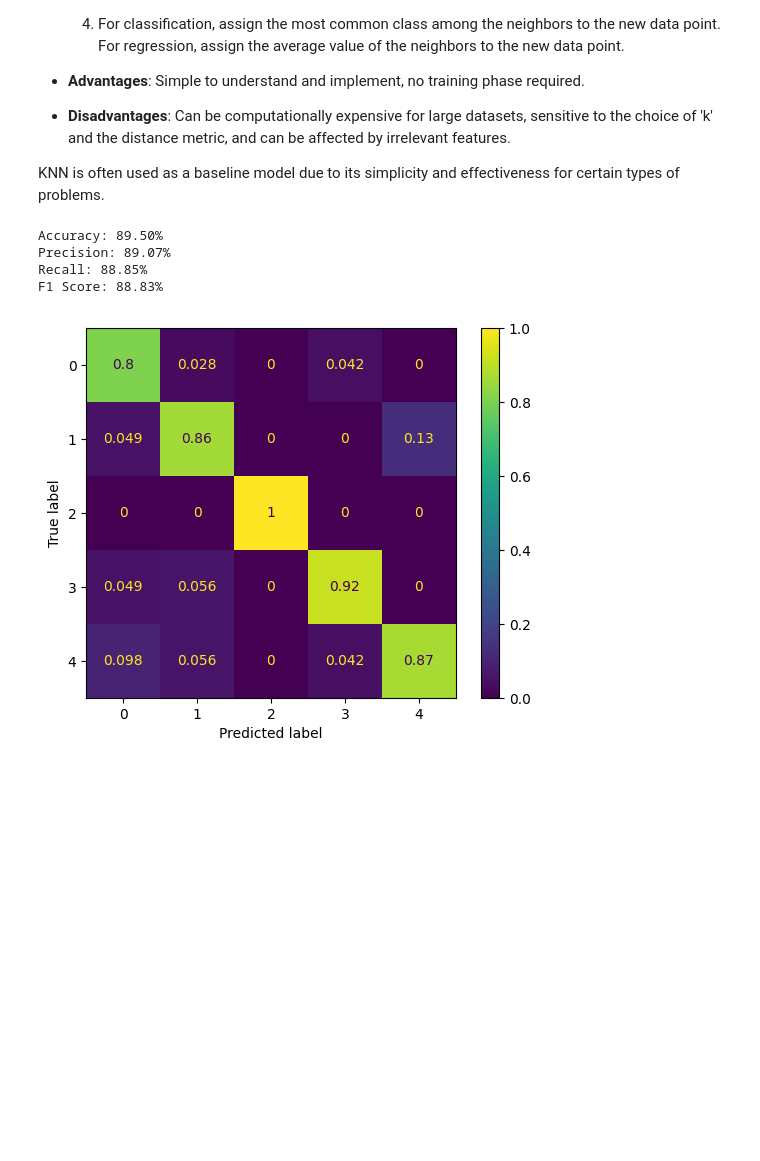
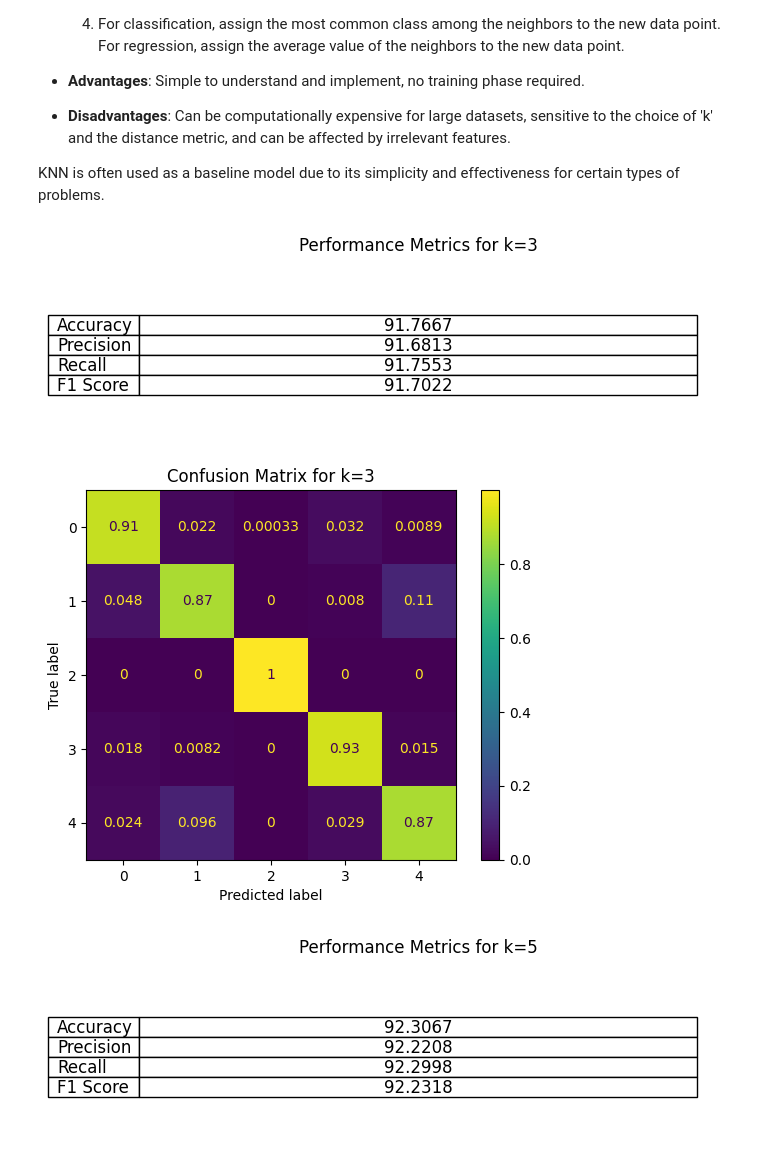
Before and after one commit to Yusufpek/BBM409, a Jupyter notebook: assignment1.ipynb, the cells around one changed output. Cells and saved outputs as stored; diff of their text form; code cells hidden in the pictures; blank space fills up the shorter version.

Commit message:
Add data preprocessing steps and visualization for KNN analysis

```diff
--- a/assignment1.ipynb
+++ b/assignment1.ipynb
@@ -16,8 +19,8 @@ Get data and split it for train and test.
 df = pd.read_csv('part_i.csv')
 
 # Assuming the last column is the target variable and the rest are features
-x = df.iloc[:1000, :-1].values
-y = df.iloc[:1000, -1].values
+x = df.iloc[:, :-1].values
+y = df.iloc[:, -1].values
 
 # Split the data into training and testing sets
 X_train, X_test, y_train, y_test = train_test_split(x, y, test_size=0.2, random_state=42)
@@ -37,34 +40,56 @@ X_train, X_test, y_train, y_test = train_test_split(x, y, test_size=0.2, random_
 
 KNN is often used as a baseline model due to its simplicity and effectiveness for certain types of problems.
 # %%
-# Create a KNN classifier with k=3
-knn = KNeighborsClassifier(n_neighbors=3)
+def knn_classifier(k):
+    # Create a pipeline with an imputer and the kNN classifier
+    pipeline = Pipeline([
+        ('imputer', SimpleImputer(strategy='mean')),
+        ('knn', KNeighborsClassifier(n_neighbors=k))
+    ])
 
-# Train the classifier
-knn.fit(X_train, y_train)
+    # Train the classifier
+    pipeline.fit(X_train, y_train)
 
-# Make predictions
-y_pred = knn.predict(X_test)
+    # Make predictions
+    y_pred = pipeline.predict(X_test)
 
-# Calculate metrics
-accuracy = accuracy_score(y_test, y_pred, normalize=True)
-precision = precision_score(y_test, y_pred, average='macro')
-recall = recall_score(y_test, y_pred, average='macro')
-f1_score_value = f1_score(y_test, y_pred, average='macro')
-print("Accuracy: {:.2f}%".format(accuracy*100))
-print("Precision: {:.2f}%".format(precision*100))
-print("Recall: {:.2f}%".format(recall*100))
-print("F1 Score: {:.2f}%".format(f1_score_value*100))
-# Confusion matrix
-matrix = confusion_matrix(y_test, y_pred, normalize="pred")
-disp = ConfusionMatrixDisplay(confusion_matrix=matrix)
-# Then just plot it:
-disp.plot()
-# And show it:
-plt.show()
+    # Calculate metrics
+    accuracy = accuracy_score(y_test, y_pred, normalize=True)
+    precision = precision_score(y_test, y_pred, average='macro')
+    recall = recall_score(y_test, y_pred, average='macro')
+    f1_score_value = f1_score(y_test, y_pred, average='macro')
+
+    # Create a table with metrics
+    metrics = ['Accuracy', 'Precision', 'Recall', 'F1 Score']
+    values = [round(accuracy * 100, 4), round(precision * 100, 4), round(recall * 100, 4), round(f1_score_value * 100, 4)]
+    fig, ax = plt.subplots(figsize=(6, 2))  # Adjust the figsize to fit the table and title
+    ax.axis('tight')
+    ax.axis('off')
+    table = ax.table(cellText=[[v] for v in values], rowLabels=metrics, cellLoc='center', loc='center')
+    table.auto_set_font_size(False)
+    table.set_fontsize(12)
+    table.scale(1.2, 1.2)
+    plt.title(f'Performance Metrics for k={k}', pad=20)
+    plt.show()
+
+    # Confusion matrix
+    matrix = confusion_matrix(y_test, y_pred, normalize="pred")
+    disp = ConfusionMatrixDisplay(confusion_matrix=matrix)
+    # Plot it with title
+    disp.plot()
+    plt.title(f'Confusion Matrix for k={k}')
+    # Show it
+    plt.show()
+
+# Test the classifier with k=3
+knn_classifier(3)
+
+# Test the classifier with k=5
+knn_classifier(5)
+
+# Test the classifier with k=7
+knn_classifier(7)
 # %% [output]
-Accuracy: 89.50%
-Precision: 89.07%
-Recall: 88.85%
-F1 Score: 88.83%
-[figure, old version]
+[figure, new version]
+[figure, added]
+[figure, added]
```
Also changed, not shown: parts of 2 cells of this notebook.
